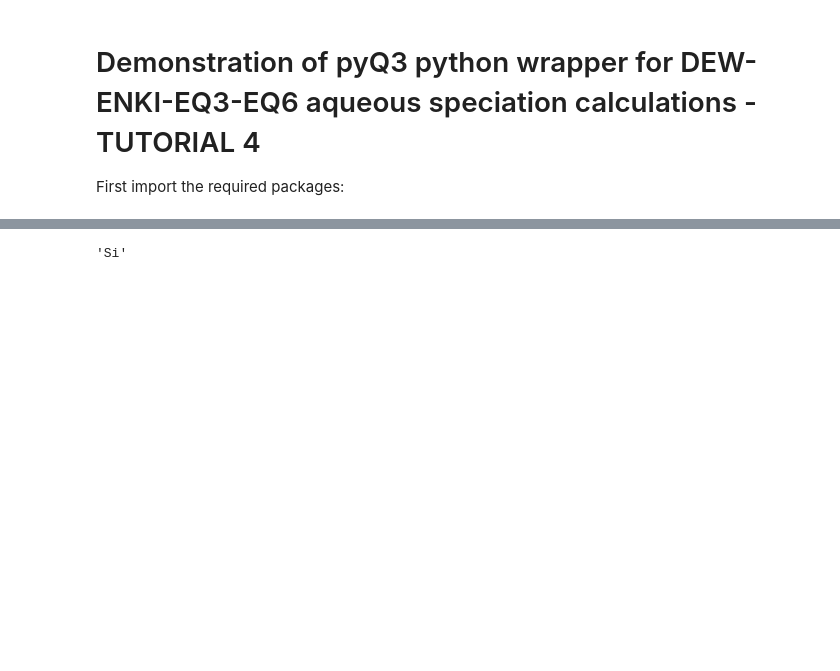
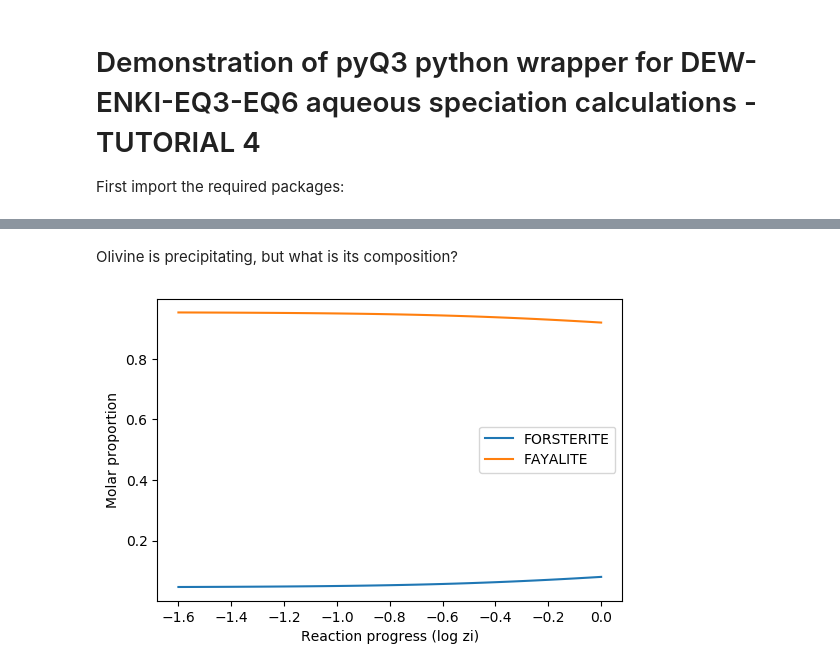
Before and after one commit to simonwmatthews/pyDEW, a Jupyter notebook: notebooks/tutorials/tutorial4_EQ6Reactions.ipynb, the cells around one changed output, grey strips where cells are left out. Cells and saved outputs as stored; diff of their text form; code cells hidden in the pictures; blank space fills up the shorter version.

```diff
--- a/notebooks/tutorials/tutorial4_EQ6Reactions.ipynb
+++ b/notebooks/tutorials/tutorial4_EQ6Reactions.ipynb
@@ -64,4 +88,12 @@ plt.show()
-# %%
-el
-# %% [output]
-'Si'
+# %% [markdown]
+Olivine is precipitating, but what is its composition?
+# %%
+f,a = plt.subplots(dpi=100)
+for mi in list(dew_reaction.solid_solutions.columns):
+    a.plot(dew_reaction.solid_solutions.index[1:], dew_reaction.solid_solutions[mi].iloc[1:], label=mi)
+a.legend()
+a.set_xlabel('Reaction progress (log zi)')
+a.set_ylabel('Molar proportion')
+plt.show()
+# %% [output]
+[figure, added]
```
Also changed, not shown: parts of 19 cells of this notebook, 4 other files.
